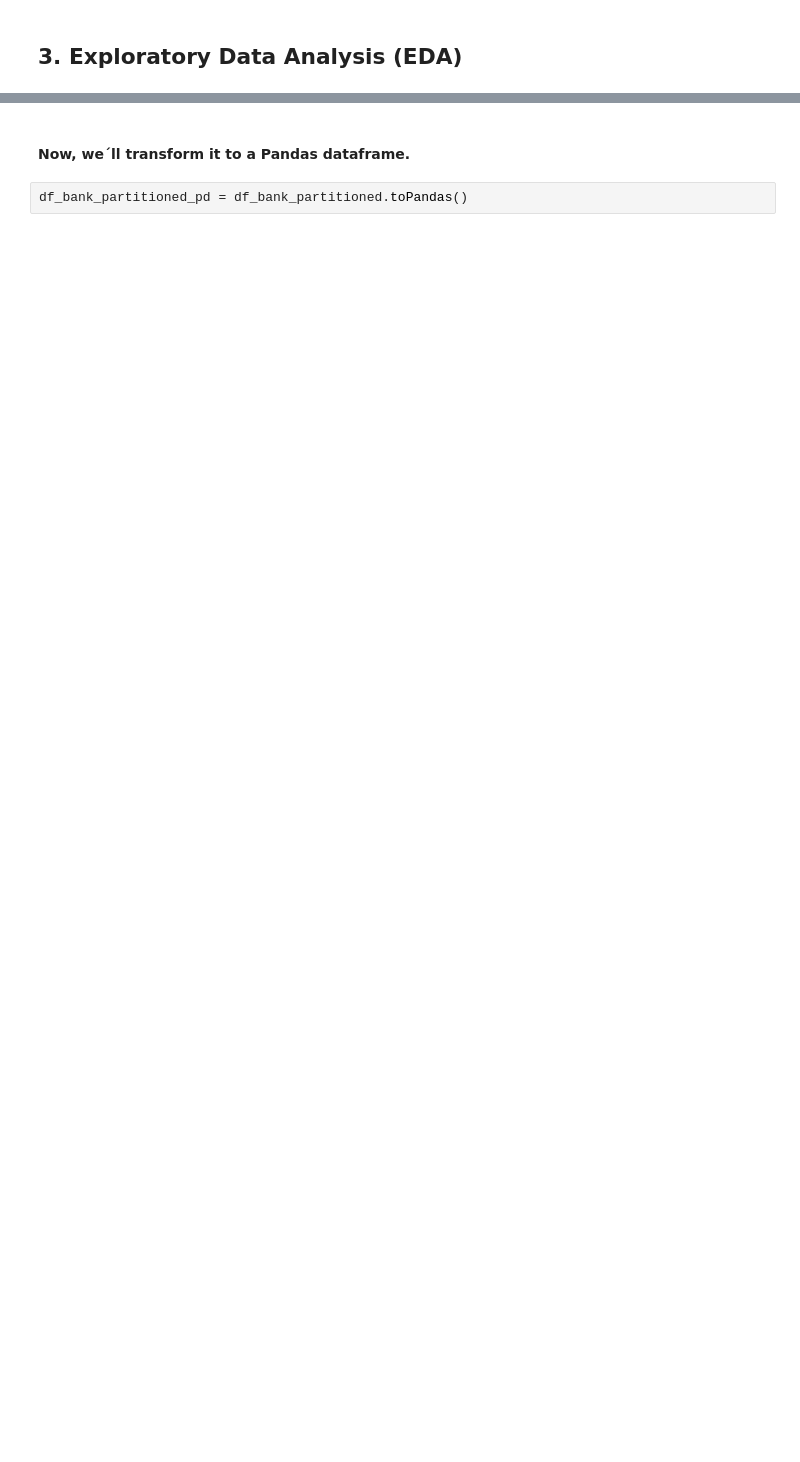
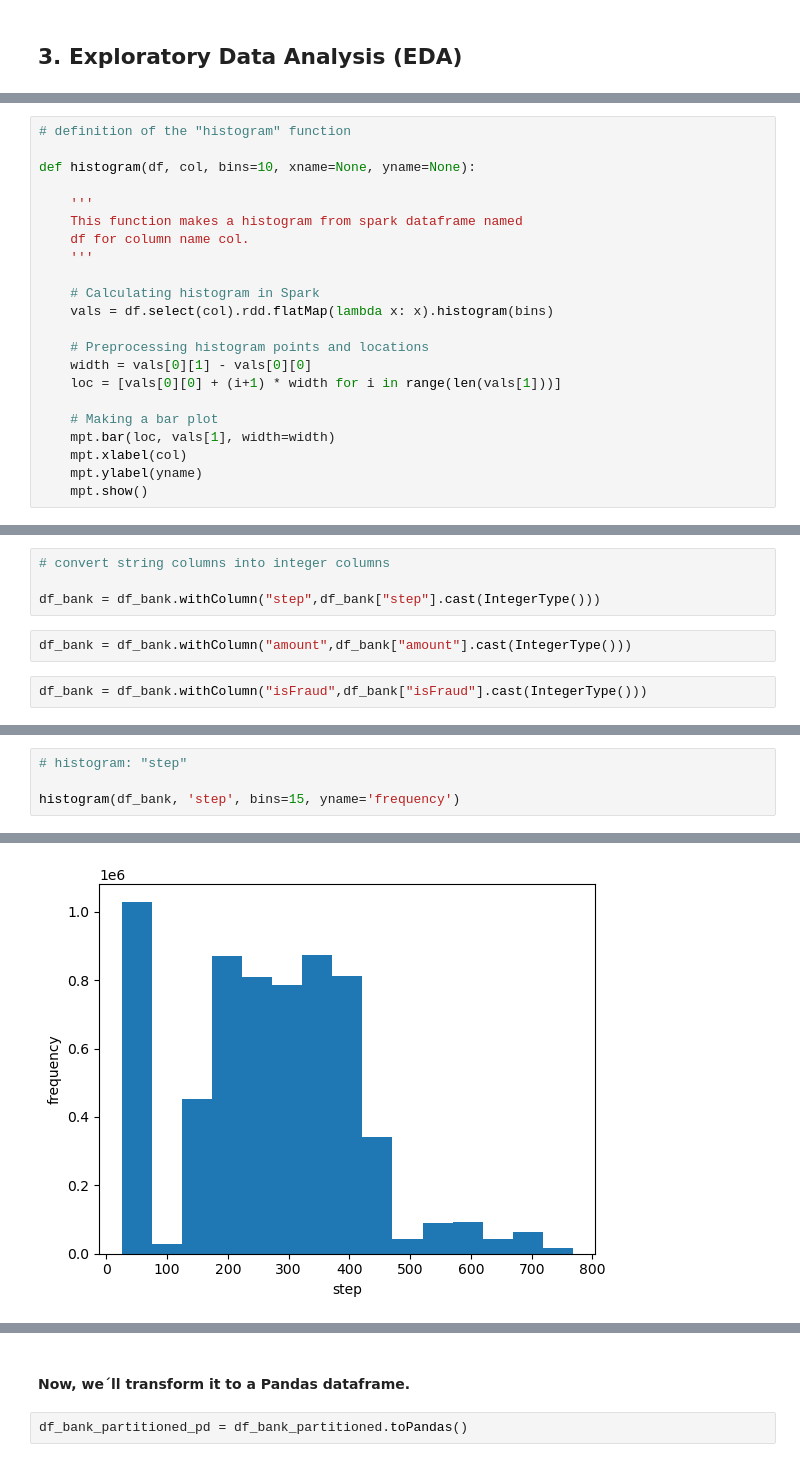
Before and after one commit to AJBrachoRodriguez/Fraud-Detection, a Jupyter notebook: notebook.ipynb, the cells around one changed output, grey strips where cells are left out. Cells and saved outputs as stored; diff of their text form; blank space fills up the shorter version.

```diff
--- a/notebook.ipynb
+++ b/notebook.ipynb
@@ -210,0 +270,22 @@ df_bank.show(10)
+# %%
+# definition of the "histogram" function
+
+def histogram(df, col, bins=10, xname=None, yname=None):
+
+    '''
+    This function makes a histogram from spark dataframe named
+    df for column name col.
+    '''
+
+    # Calculating histogram in Spark
+    vals = df.select(col).rdd.flatMap(lambda x: x).histogram(bins)
+
+    # Preprocessing histogram points and locations
+    width = vals[0][1] - vals[0][0]
+    loc = [vals[0][0] + (i+1) * width for i in range(len(vals[1]))]
+
+    # Making a bar plot
+    mpt.bar(loc, vals[1], width=width)
+    mpt.xlabel(col)
+    mpt.ylabel(yname)
+    mpt.show()
@@ -210,0 +308,8 @@ df_bank.show(10)
+# %%
+# convert string columns into integer columns
+
+df_bank = df_bank.withColumn("step",df_bank["step"].cast(IntegerType()))
+# %%
+df_bank = df_bank.withColumn("amount",df_bank["amount"].cast(IntegerType()))
+# %%
+df_bank = df_bank.withColumn("isFraud",df_bank["isFraud"].cast(IntegerType()))
@@ -210,0 +332,5 @@ df_bank.show(10)
+# %%
+# histogram: "step"
+
+histogram(df_bank, 'step', bins=15, yname='frequency')
+# %% [output]
@@ -210,0 +354 @@ df_bank.show(10)
+[figure, added]
```
Also changed, not shown: parts of 83 cells of this notebook.
